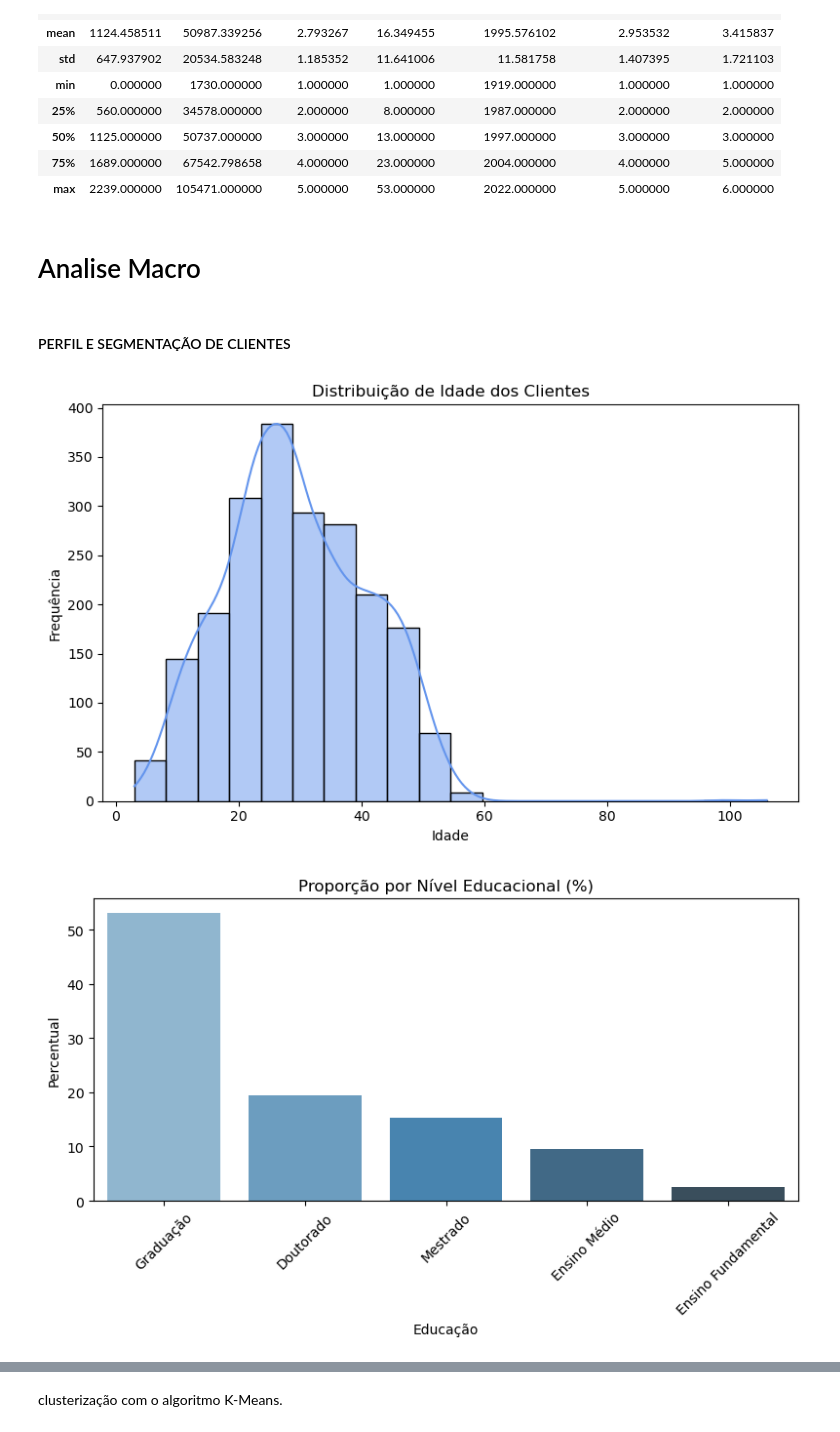
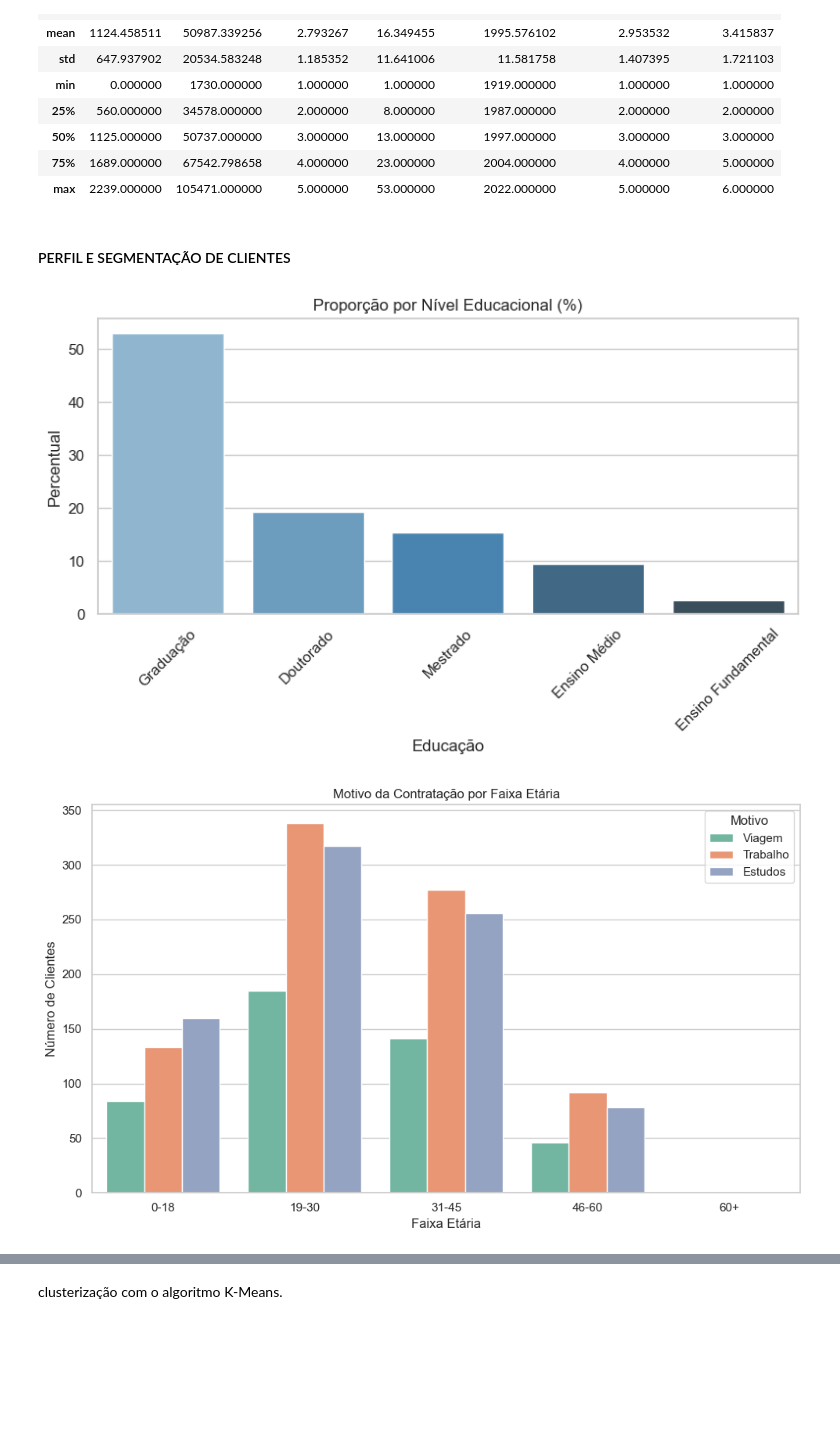
Before and after one commit to liviagcarvalho/LinguasI-Analise-Exploratoria, a Jupyter notebook: AnaliseExploratoria.ipynb, the cells around one changed output, grey strips where cells are left out. Drawn from its saved outputs; the diff is of its cells as text; code cells hidden in the pictures; blank space fills up the shorter version.

Commit message:
feat: clusterizacao finalizada assim como segmentacao de clientes e padroes de consumo

```diff
--- a/AnaliseExploratoria.ipynb
+++ b/AnaliseExploratoria.ipynb
@@ -52,8 +52,6 @@ df.describe()
 | 50% | 1125.000000 | 50737.000000 | 3.000000 | 13.000000 | 1997.000000 | 3.000000 | 3.000000 |
 | 75% | 1689.000000 | 67542.798658 | 4.000000 | 23.000000 | 2004.000000 | 4.000000 | 5.000000 |
 | max | 2239.000000 | 105471.000000 | 5.000000 | 53.000000 | 2022.000000 | 5.000000 | 6.000000 |
-# %% [markdown]
-# Analise Macro
 # %% [markdown]
 #### PERFIL E SEGMENTAÇÃO DE CLIENTES
 # %%
@@ -66,45 +64,80 @@ df["Idade"] = current_year - df["Ano_de_nascimento"]
 df["Faixa_Etaria"] = pd.cut(df["Idade"], bins=[0, 18, 30, 45, 60, 100],
                             labels=["0-18", "19-30", "31-45", "46-60", "60+"])
 
-
-# Plot 1: Distribuição de idade (histograma)
-plt.figure(figsize=(8, 5))
-sns.histplot(df["Idade"], bins=20, kde=True, color="cornflowerblue")
-plt.title("Distribuição de Idade dos Clientes")
-plt.xlabel("Idade")
-plt.ylabel("Frequência")
-plt.tight_layout()
-plt.show()
-
-# Plot 2: Proporção por nível educacional
+# Proporção por nível educacional
 plt.figure(figsize=(8, 5))
 edu_counts = df["Education"].value_counts(normalize=True).sort_values(ascending=False) * 100
 sns.barplot(x=edu_counts.index, y=edu_counts.values, palette="Blues_d")
 plt.title("Proporção por Nível Educacional (%)")
 plt.ylabel("Percentual")
 plt.xlabel("Educação")
 plt.xticks(rotation=45)
 plt.tight_layout()
 plt.show()
 
-# Plot 3: Motivo da contratação por faixa etária
+# Motivo da contratação por faixa etária
 plt.figure(figsize=(10, 6))
 sns.countplot(data=df, x="Faixa_Etaria", hue="Motivo", palette="Set2")
 plt.title("Motivo da Contratação por Faixa Etária")
 plt.xlabel("Faixa Etária")
 plt.ylabel("Número de Clientes")
 plt.tight_layout()
 plt.show()
 
-# Plot 4: Tipo de curso por perfil educacional
+# Tipo de curso por perfil educacional
 plt.figure(figsize=(10, 6))
 sns.countplot(data=df, x="Education", hue="Aulas", palette="Set3", order=edu_counts.index)
 plt.title("Tipo de Curso por Nível Educacional")
 plt.xlabel("Educação")
 plt.ylabel("Número de Clientes")
 plt.xticks(rotation=45)
 plt.tight_layout()
 plt.show()
+
+
+
+df["Idade"] = 2025 - df["Ano_de_nascimento"]
+sns.set(style="whitegrid")
+plt.figure(figsize=(16, 20))
+
+# 1. Distribuição da idade
+plt.subplot(3, 2, 1)
+sns.histplot(df["Idade"], bins=20, kde=True, color='skyblue')
+plt.title("Distribuição de Idade")
+
+# 2. Distribuição da Renda Anual
+plt.subplot(3, 2, 2)
+sns.histplot(df["Renda_anual"], bins=30, kde=True, color='salmon')
+plt.title("Distribuição da Renda Anual")
+
+# 3. Distribuição por Cidade
+plt.subplot(3, 2, 3)
+df["Cidade"].value_counts().plot(kind='bar', color='orchid')
+plt.title("Distribuição por Cidade")
+plt.xlabel("Cidade")
+plt.ylabel("Número de Clientes")
+
+# 4. Distribuição por Motivo
+plt.subplot(3, 2, 4)
+df["Motivo"].value_counts().plot(kind='bar', color='goldenrod')
+plt.title("Distribuição por Motivo")
+plt.xlabel("Motivo")
+plt.ylabel("Número de Clientes")
+
+# 5. Distribuição por Nível Educacional
+plt.subplot(3, 2, 5)
+df["Education"].value_counts().plot(kind='bar', color='teal')
+plt.title("Distribuição por Nível Educacional")
+plt.xlabel("Educação")
+plt.ylabel("Número de Clientes")
+
+# 6. Boxplot: NPS por Motivo
+plt.subplot(3, 2, 6)
+sns.boxplot(data=df, x="Motivo", y="NPS", palette="pastel")
+plt.title("Distribuição do NPS por Motivo")
+
+plt.tight_layout()
+plt.show()
 # %% [output]
-[figure, old version]
+[figure, new version]
-[figure, old version]
+[figure, new version]
```
Also changed, not shown: parts of 17 cells of this notebook.
